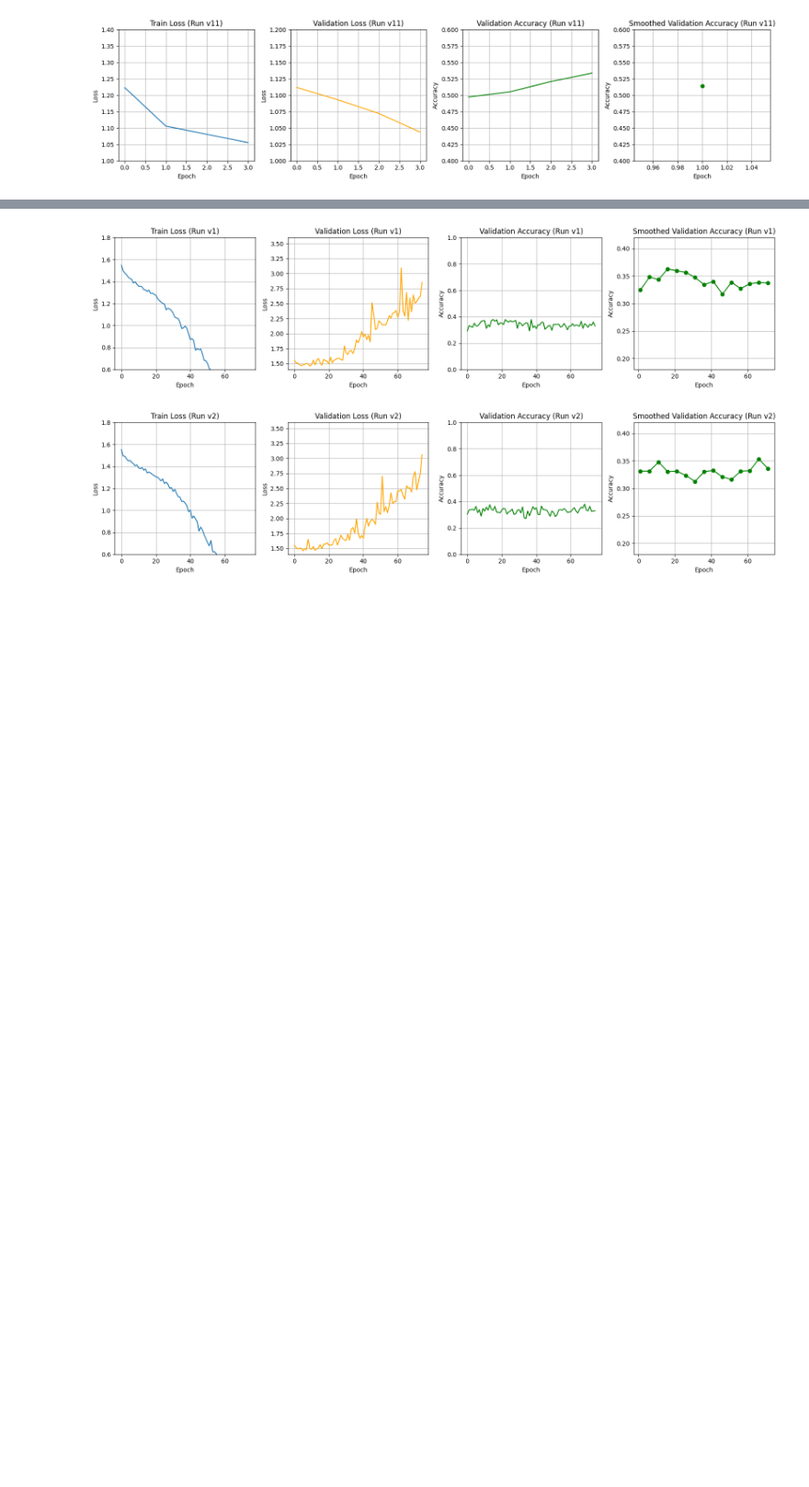
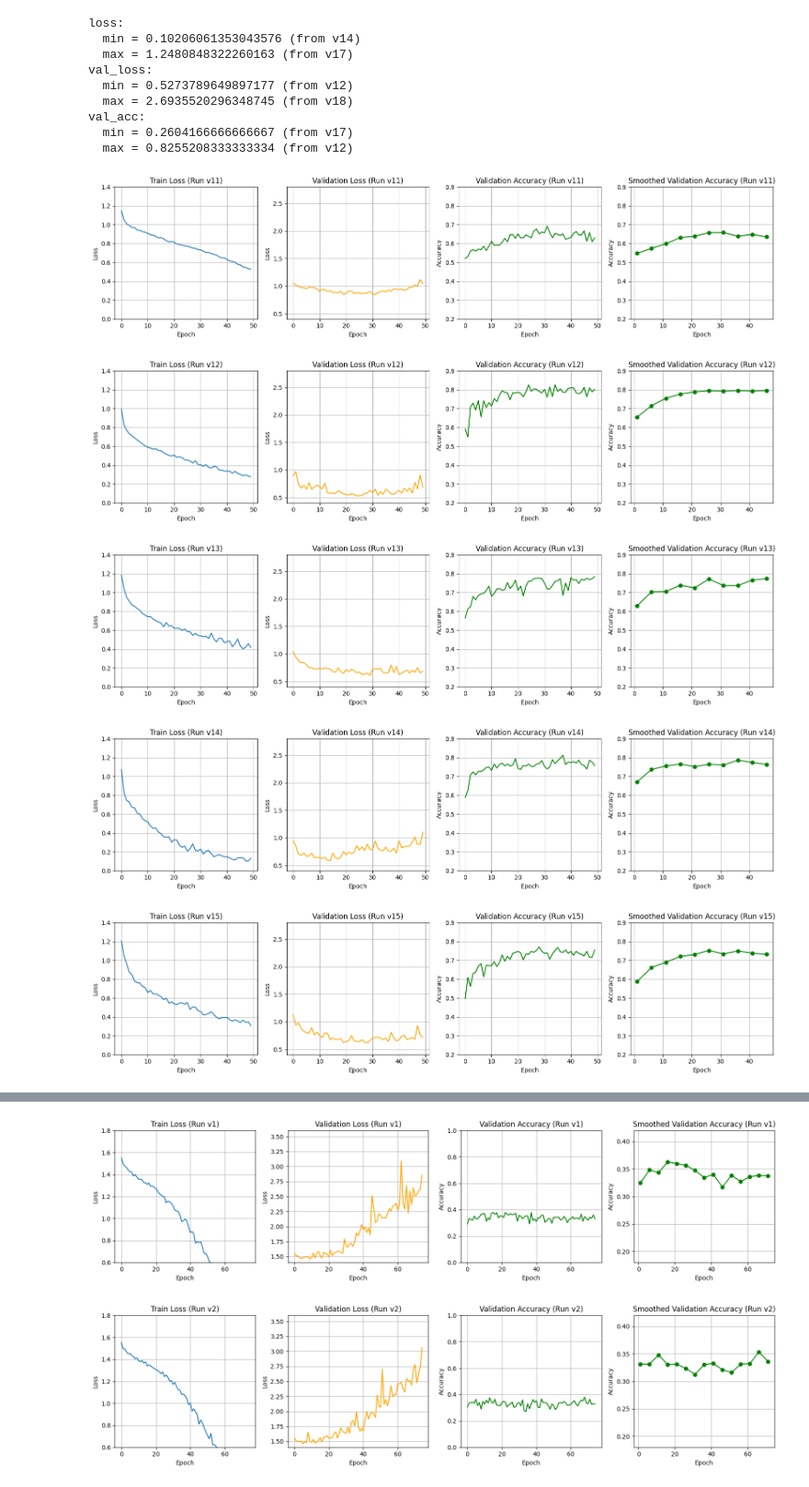
Before and after one commit to DavidExler/Masterarbeit, a Jupyter notebook: Classification/classificator_visualization.ipynb, the cells around one changed output, grey strips where cells are left out. Shown at 92% size. Drawn from its saved outputs; the diff is of its cells as text; code cells hidden in the pictures; blank space fills up the shorter version.

```diff
--- a/Classification/classificator_visualization.ipynb
+++ b/Classification/classificator_visualization.ipynb
@@ -32,7 +32,8 @@ path = pathv2
 import json
 import matplotlib.pyplot as plt
 import numpy as np
-
+import re
+path = pathv1
 # Grouped average function
 def grouped_average(values, group_size):
     return [np.mean(values[i:i + group_size]) for i in range(0, len(values), group_size)]
@@ -56,13 +57,23 @@ for json_file in jsons:
         histories.append(json.loads(file.read()))
 
 stats = {}
-for history in histories:
+for version, history in zip(versions, histories):
     for key, values in history.items():
         if isinstance(values, list) and all(isinstance(v, (int, float)) for v in values):
+            vmin, vmax = min(values), max(values)
             if key not in stats:
                 stats[key] = {"min": float("inf"), "max": float("-inf")}
-            stats[key]["min"] = min(stats[key]["min"], min(values))
-            stats[key]["max"] = max(stats[key]["max"], max(values))
+            if vmin < stats[key]["min"]:
+                stats[key]["min"] = vmin
+                stats[key]["file_min"] = version
+
+            if vmax > stats[key]["max"]:
+                stats[key]["max"] = vmax
+                stats[key]["file_max"] = version
+for key, s in stats.items():
+    print(f"{key}:")
+    print(f"  min = {s['min']} (from v{s['file_min']})")
+    print(f"  max = {s['max']} (from v{s['file_max']})")
 
 for history, version in zip(histories, versions):
     val_acc = history['val_acc']
@@ -89,31 +100,44 @@ for history, version in zip(histories, versions):
     plt.plot(history['val_loss'], label='Val Loss', color='orange')
     plt.title(f'Validation Loss (Run v{version})')
     plt.xlabel('Epoch')
     plt.ylabel('Loss')
     plt.grid(True)
     plt.ylim(np.floor(stats['val_loss']["min"] / 0.2) * 0.2,np.ceil(stats['val_loss']["max"] / 0.2) * 0.2)
     #    plt.ylim(0.8,1.2)
 
     plt.subplot(1, 4, 3)
     plt.plot(history['val_acc'], label='Val Accuracy', color='green')
     plt.title(f'Validation Accuracy (Run v{version})')
     plt.xlabel('Epoch')
     plt.ylabel('Accuracy')
     plt.grid(True)
     plt.ylim(np.floor(stats['val_acc']["min"] / 0.1) * 0.1,np.ceil(stats['val_acc']["max"] / 0.1) * 0.1)
     # plt.ylim(0.5, 0.7)
 
     # Smoothed val accuracy
     plt.subplot(1, 4, 4)
     plt.plot(val_acc_epochs, val_acc_grouped, label='Val Acc (Avg/5)', color='green', marker='o')
     plt.title(f'Smoothed Validation Accuracy (Run v{version})')
     plt.xlabel('Epoch')
     plt.ylabel('Accuracy')
     plt.grid(True)
     plt.ylim(np.floor(stats['val_acc']["min"] / 0.1) * 0.1,np.ceil(stats['val_acc']["max"] / 0.1) * 0.1)
     #plt.ylim(0.5, 0.7)
 
     plt.tight_layout()
     plt.show()
 # %% [output]
+loss:
+  min = 0.10206061353043576 (from v14)
+  max = 1.2480848322260163 (from v17)
+val_loss:
+  min = 0.5273789649897177 (from v12)
+  max = 2.6935520296348745 (from v18)
+val_acc:
+  min = 0.2604166666666667 (from v17)
+  max = 0.8255208333333334 (from v12)
-[figure, old version]
+[figure, new version]
+[figure, added]
+[figure, added]
+[figure, added]
+[figure, added]
```
Also changed, not shown: parts of 2 cells of this notebook, 20 other files.
